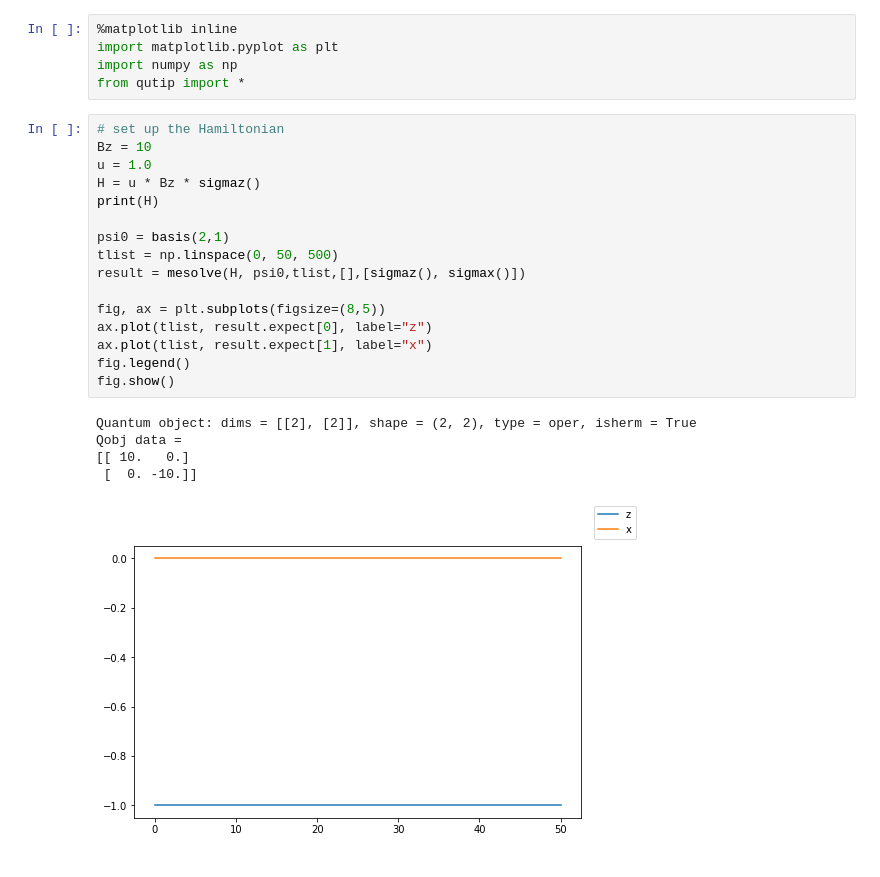
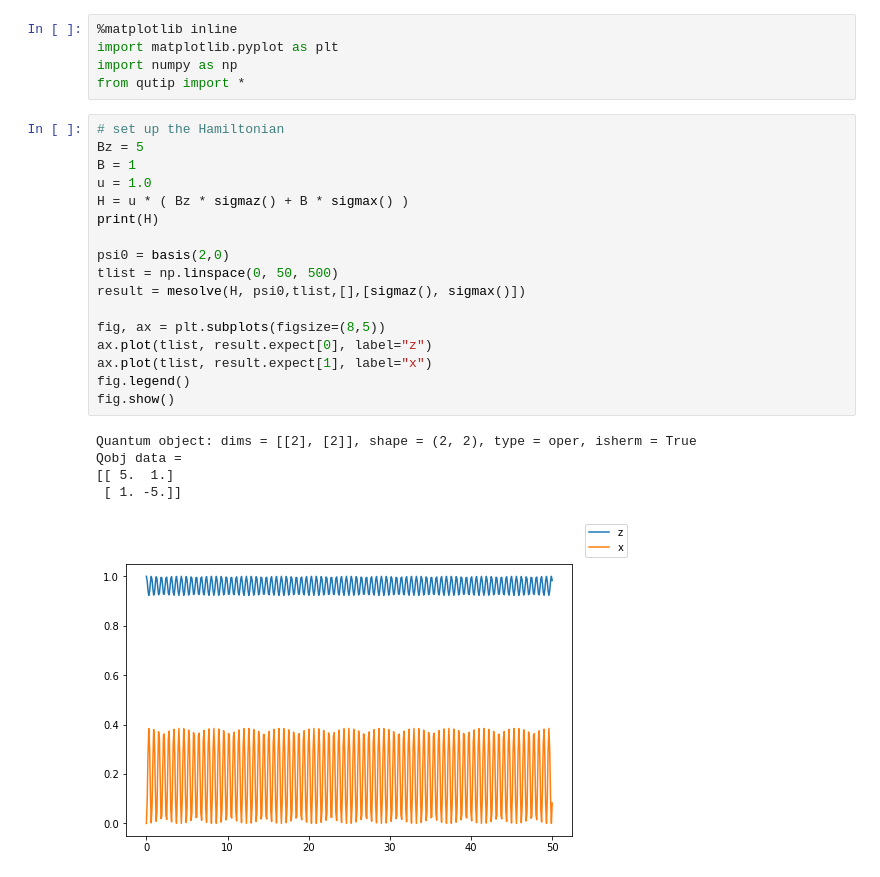
Before and after one commit to YukiSakamoto/QuTIP_models, a Jupyter notebook: simple_rabi_oscillation.ipynb, the cells around one changed output. Saved outputs shown, nothing was run; the diff lists cells and outputs as text.

```diff
--- a/simple_rabi_oscillation.ipynb
+++ b/simple_rabi_oscillation.ipynb
@@ -21,23 +21,24 @@ import numpy as np
 from qutip import *
 # %%
 # set up the Hamiltonian
-Bz = 10
+Bz = 5
+B = 1
 u = 1.0
-H = u * Bz * sigmaz()
+H = u * ( Bz * sigmaz() + B * sigmax() )
 print(H)
 
-psi0 = basis(2,1)
+psi0 = basis(2,0)
 tlist = np.linspace(0, 50, 500)
 result = mesolve(H, psi0,tlist,[],[sigmaz(), sigmax()])
 
 fig, ax = plt.subplots(figsize=(8,5))
 ax.plot(tlist, result.expect[0], label="z")
 ax.plot(tlist, result.expect[1], label="x")
 fig.legend()
 fig.show()
 # %% [output]
 Quantum object: dims = [[2], [2]], shape = (2, 2), type = oper, isherm = True
 Qobj data =
-[[ 10.   0.]
- [  0. -10.]]
+[[ 5.  1.]
+ [ 1. -5.]]
-[figure, old version]
+[figure, new version]
```
